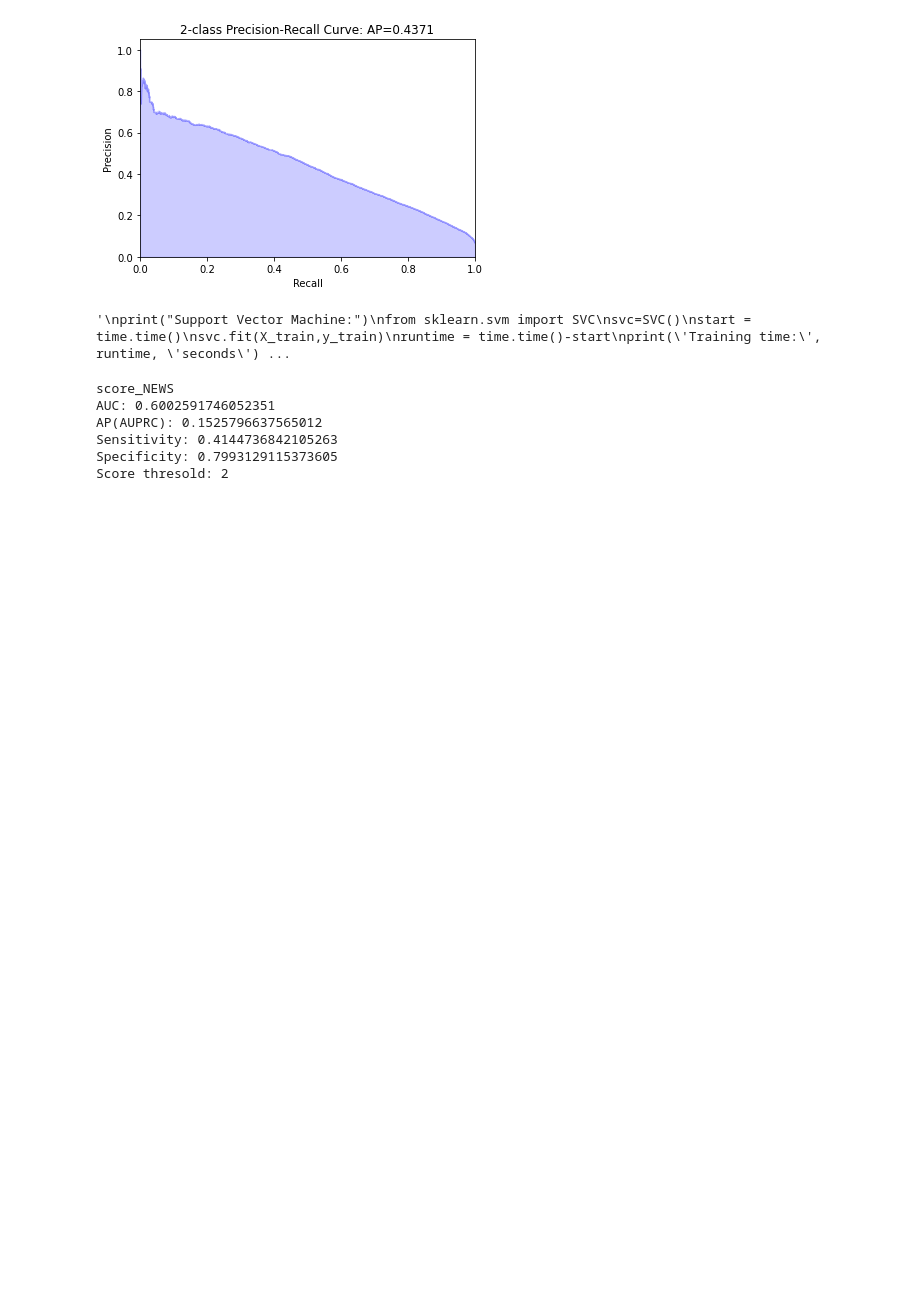
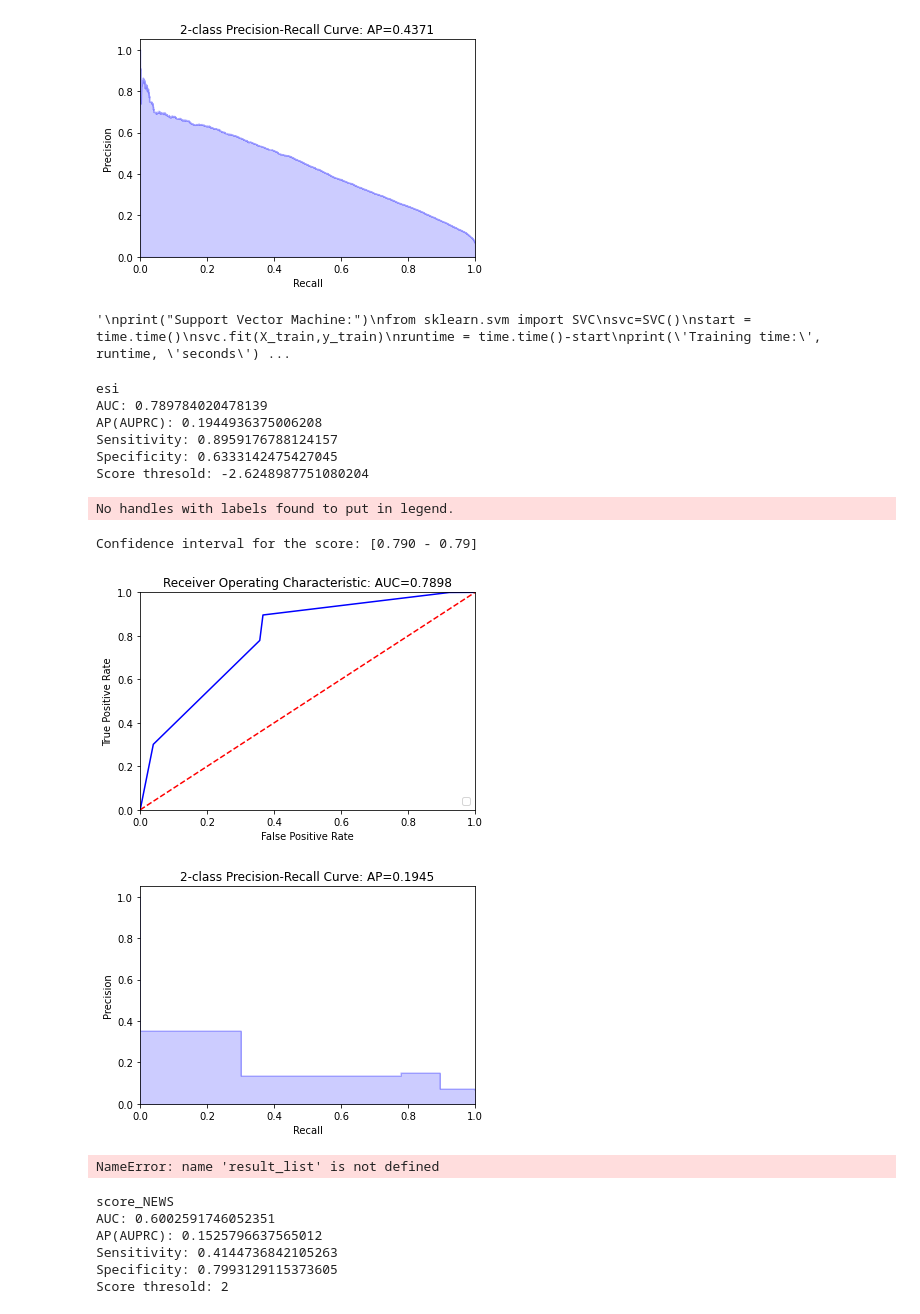
Before and after one commit to nliulab/mimic4ed-benchmark, a Jupyter notebook: Benchmark_scripts/Model_critical_triage.ipynb, the cells around one changed output. Drawn from its saved outputs; the diff is of its cells as text; code cells hidden in the pictures; blank space fills up the shorter version.

Commit message:
update score

```diff
--- a/Benchmark_scripts/Model_critical_triage.ipynb
+++ b/Benchmark_scripts/Model_critical_triage.ipynb
@@ -250,6 +250,21 @@ def get_score_performance(s):
     results.extend(result)
     results.append(runtime)
     result_list.append(results)
+# %%
+df_test["esi"] = -df_test["triage_acuity"]
+get_score_performance("esi")
+# %% [output]
+esi
+AUC: 0.789784020478139
+AP(AUPRC): 0.1944936375006208
+Sensitivity: 0.8959176788124157
+Specificity: 0.6333142475427045
+Score thresold: -2.6248987751080204
+No handles with labels found to put in legend.
+Confidence interval for the score: [0.790 - 0.79]
+[figure, added]
+[figure, added]
+NameError: name 'result_list' is not defined
 # %%
 get_score_performance("score_NEWS")
 # %% [output]
```
Also changed, not shown: parts of 3 cells of this notebook, 1 other file.
